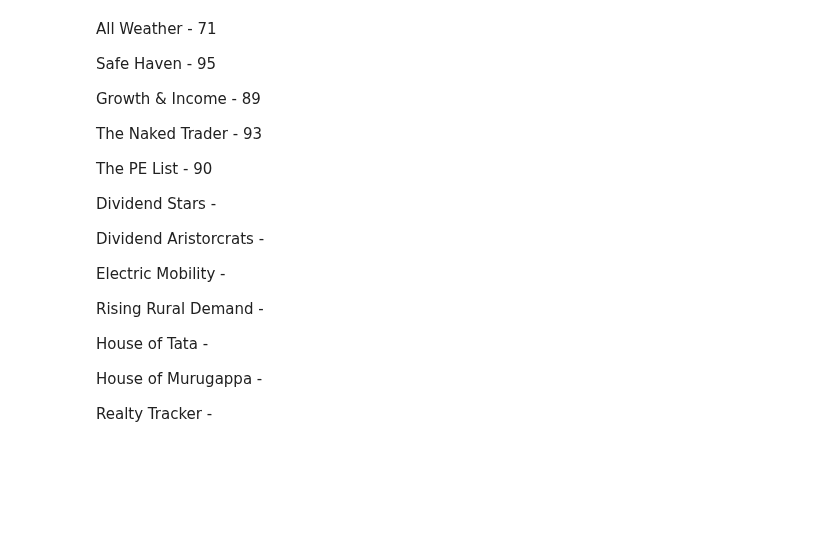
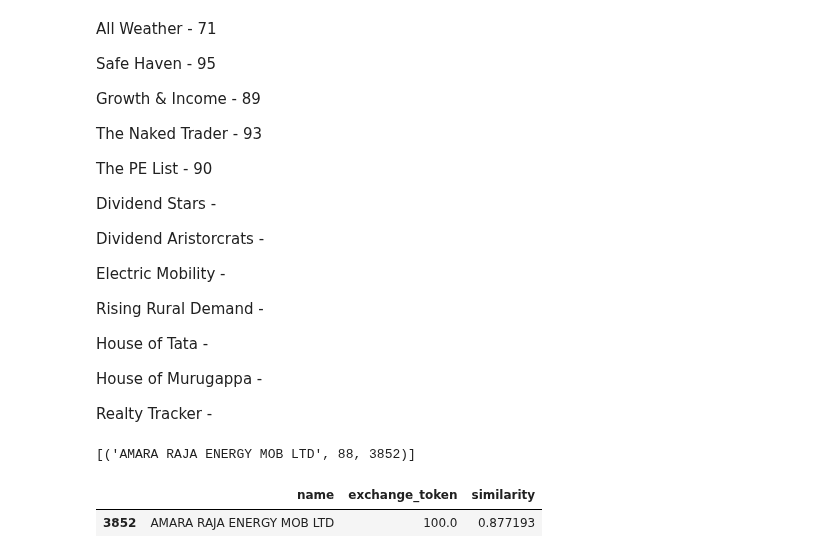
Before and after one commit to pagar22/laxmi-chit-fund, a Jupyter notebook: notebooks/smallcases.ipynb, the cells around one changed output. Drawn from its saved outputs; the diff is of its cells as text; code cells hidden in the pictures; blank space fills up the shorter version.

```diff
--- a/notebooks/smallcases.ipynb
+++ b/notebooks/smallcases.ipynb
@@ -454,3 +462,24 @@ House of Tata -
 House of Murugappa -
 
 Realty Tracker -
+# %%
+from fuzzywuzzy import process
+
+x = ["Yo", "hello", "schon", "cool"]
+
+p = process.extract("Amara Raja Energy & Mobility Ltd", equities["name"], limit=1)
+p
+# %% [output]
+[('AMARA RAJA ENERGY MOB LTD', 88, 3852)]
+# %%
+import difflib
+df = equities.filter(['name', "exchange_token"])
+smallcase_name = "Amara Raja Energy & Mobility Ltd"
+df["similarity"] = equities["name"].apply(lambda x: difflib.SequenceMatcher(None, x.lower(), smallcase_name.lower()).ratio())
+
+
+df = df.sort_values(by='similarity', ascending=False).head(1)
+df
+# %% [output]
+|  | name | exchange_token | similarity |
+| 3852 | AMARA RAJA ENERGY MOB LTD | 100.0 | 0.877193 |
```
Also changed, not shown: parts of 2 cells of this notebook, 3 other files.
